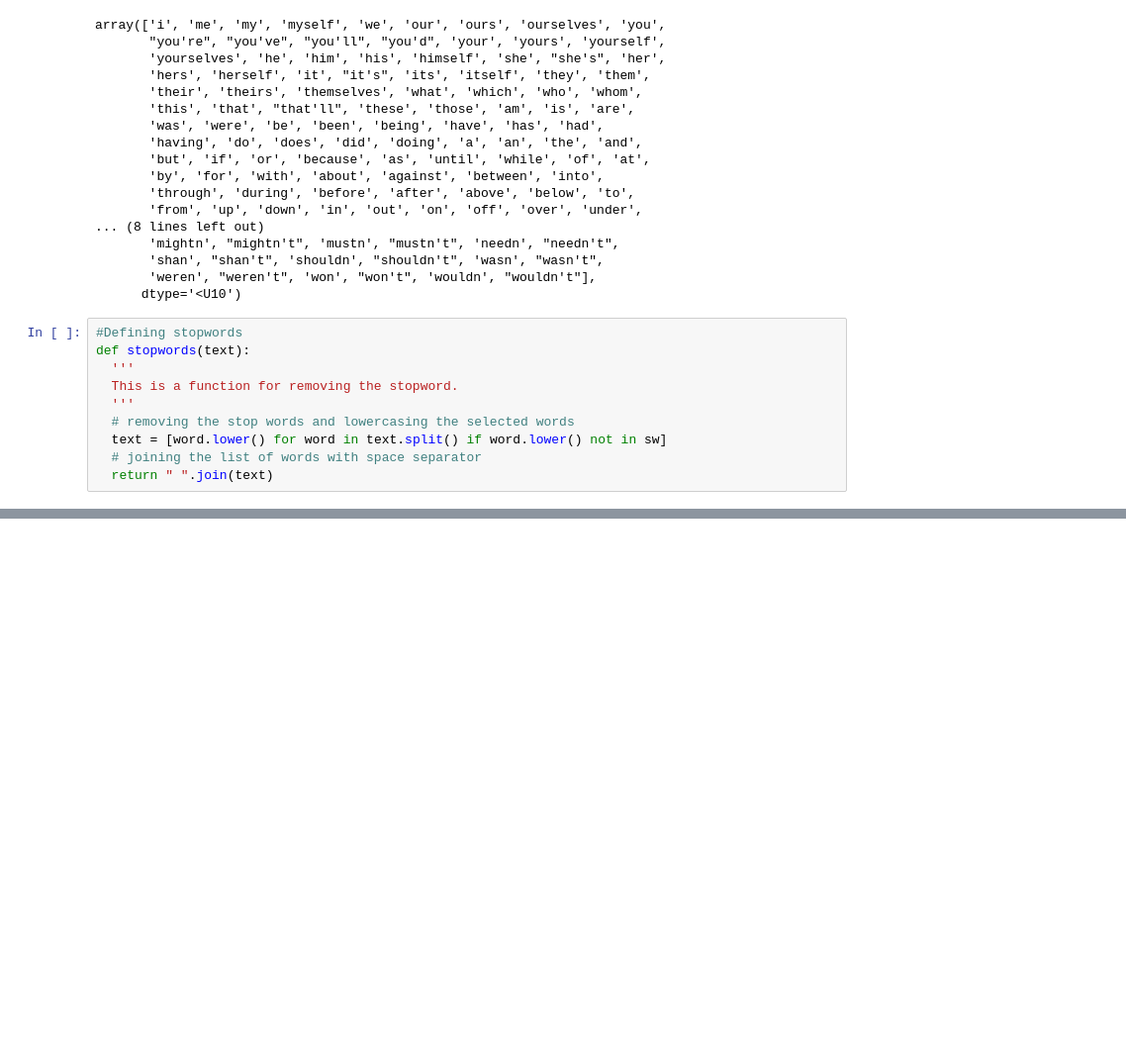
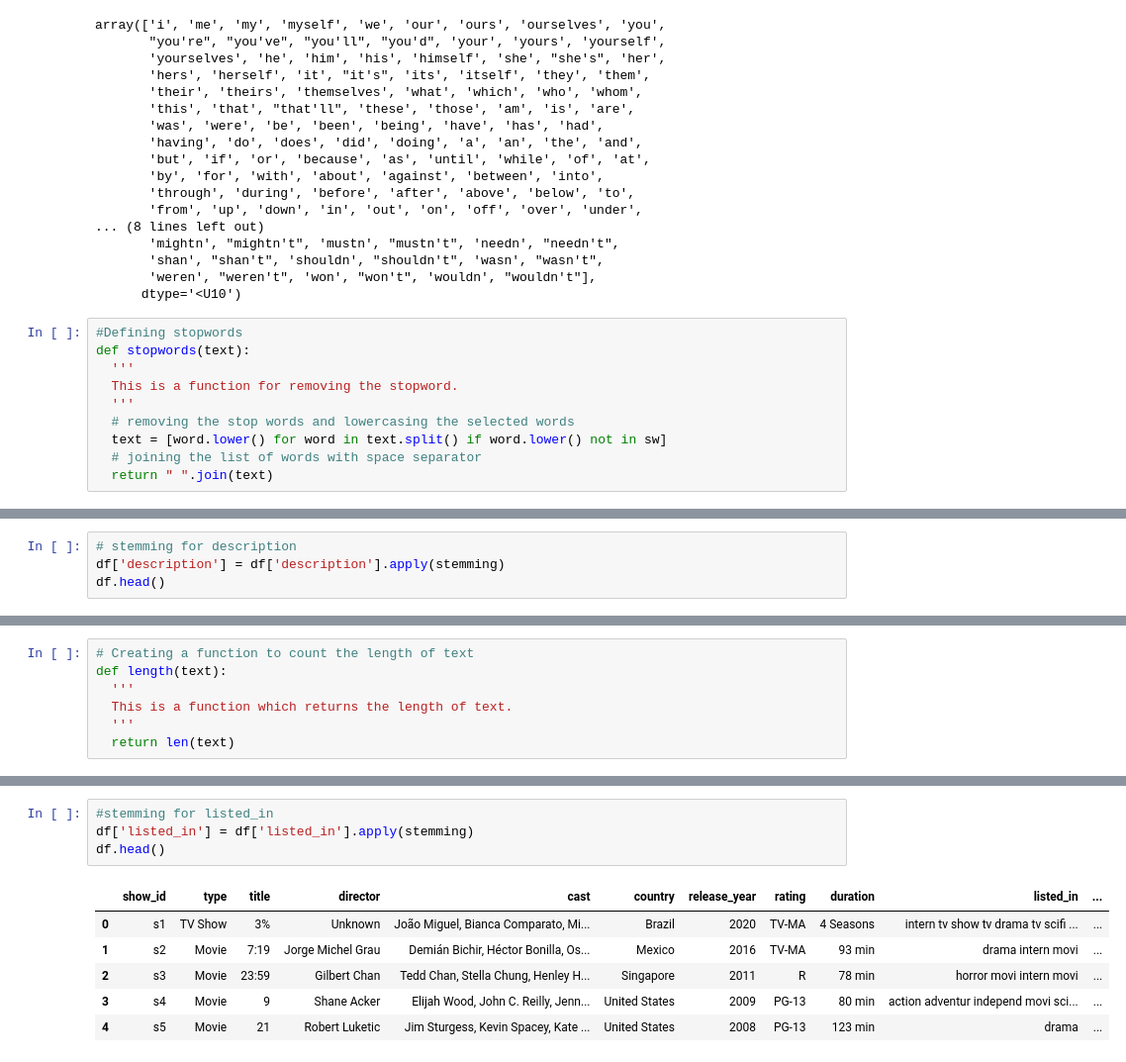
Before and after one commit to Animesh227/Netflix-Movies-and-TV-Shows-Clustering, a Jupyter notebook: NETFLIX_MOVIES_AND_TV_SHOWS_CLUSTERING_Animesh_Chakraborty.ipynb, the cells around one changed output, grey strips where cells are left out. Shown at 99% size. Saved outputs shown, nothing was run; the diff lists cells and outputs as text; blank space fills up the shorter version.

```diff
--- a/NETFLIX_MOVIES_AND_TV_SHOWS_CLUSTERING_Animesh_Chakraborty.ipynb
+++ b/NETFLIX_MOVIES_AND_TV_SHOWS_CLUSTERING_Animesh_Chakraborty.ipynb
@@ -639,0 +675,4 @@ df.head()
+# %%
+# stemming for description
+df['description'] = df['description'].apply(stemming)
+df.head()
@@ -639,0 +686,7 @@ df.head()
+# %%
+# Creating a function to count the length of text
+def length(text):
+  '''
+  This is a function which returns the length of text.
+  '''
+  return len(text)
@@ -639,0 +733,11 @@ df.head()
+# %%
+#stemming for listed_in
+df['listed_in'] = df['listed_in'].apply(stemming)
+df.head()
+# %% [output]
+|  | show_id | type | title | director | cast | country | release_year | rating | duration | listed_in | ... |
+| 0 | s1 | TV Show | 3% | Unknown | João Miguel, Bianca Comparato, Mi... | Brazil | 2020 | TV-MA | 4 Seasons | intern tv show tv drama tv scifi ... | ... |
+| 1 | s2 | Movie | 7:19 | Jorge Michel Grau | Demián Bichir, Héctor Bonilla, Os... | Mexico | 2016 | TV-MA | 93 min | drama intern movi | ... |
+| 2 | s3 | Movie | 23:59 | Gilbert Chan | Tedd Chan, Stella Chung, Henley H... | Singapore | 2011 | R | 78 min | horror movi intern movi | ... |
+| 3 | s4 | Movie | 9 | Shane Acker | Elijah Wood, John C. Reilly, Jenn... | United States | 2009 | PG-13 | 80 min | action adventur independ movi sci... | ... |
+| 4 | s5 | Movie | 21 | Robert Luketic | Jim Sturgess, Kevin Spacey, Kate ... | United States | 2008 | PG-13 | 123 min | drama | ... |
```
Also changed, not shown: parts of 11 cells of this notebook.
